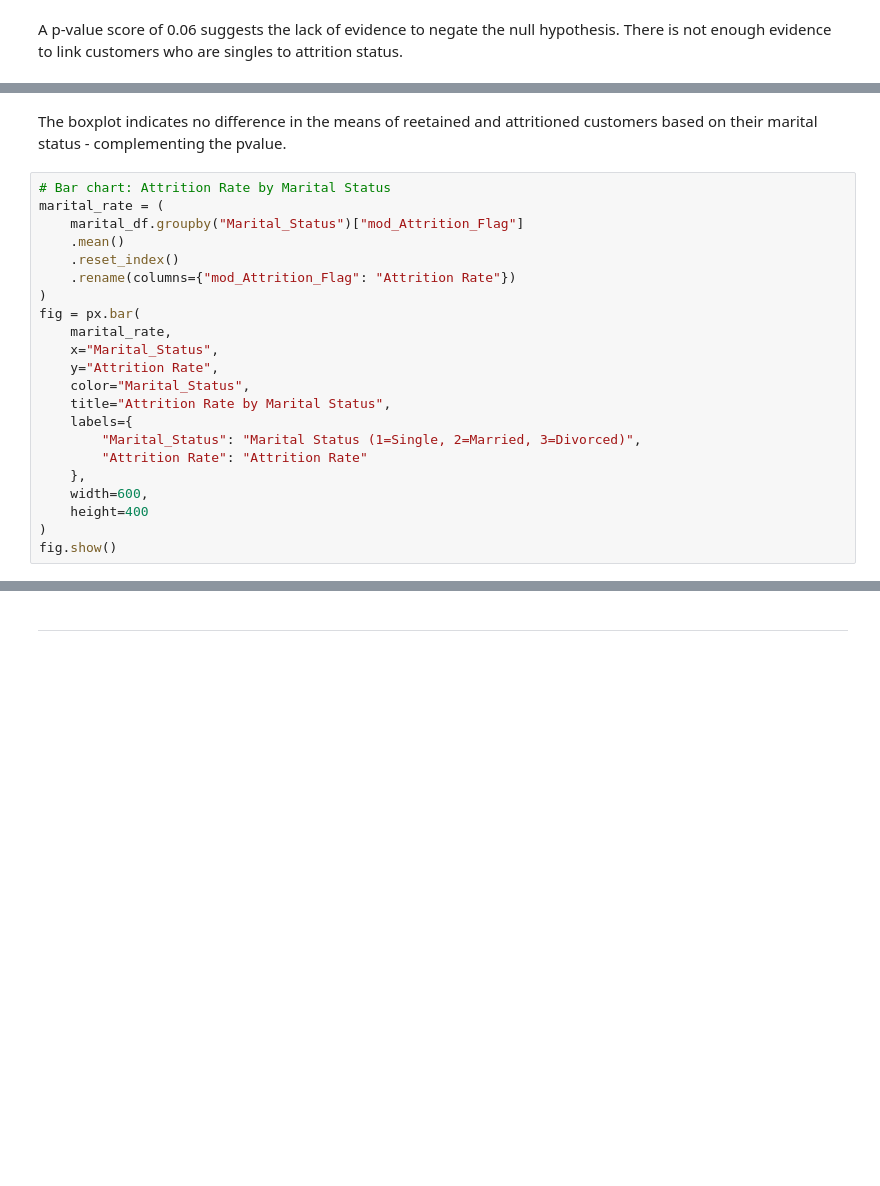
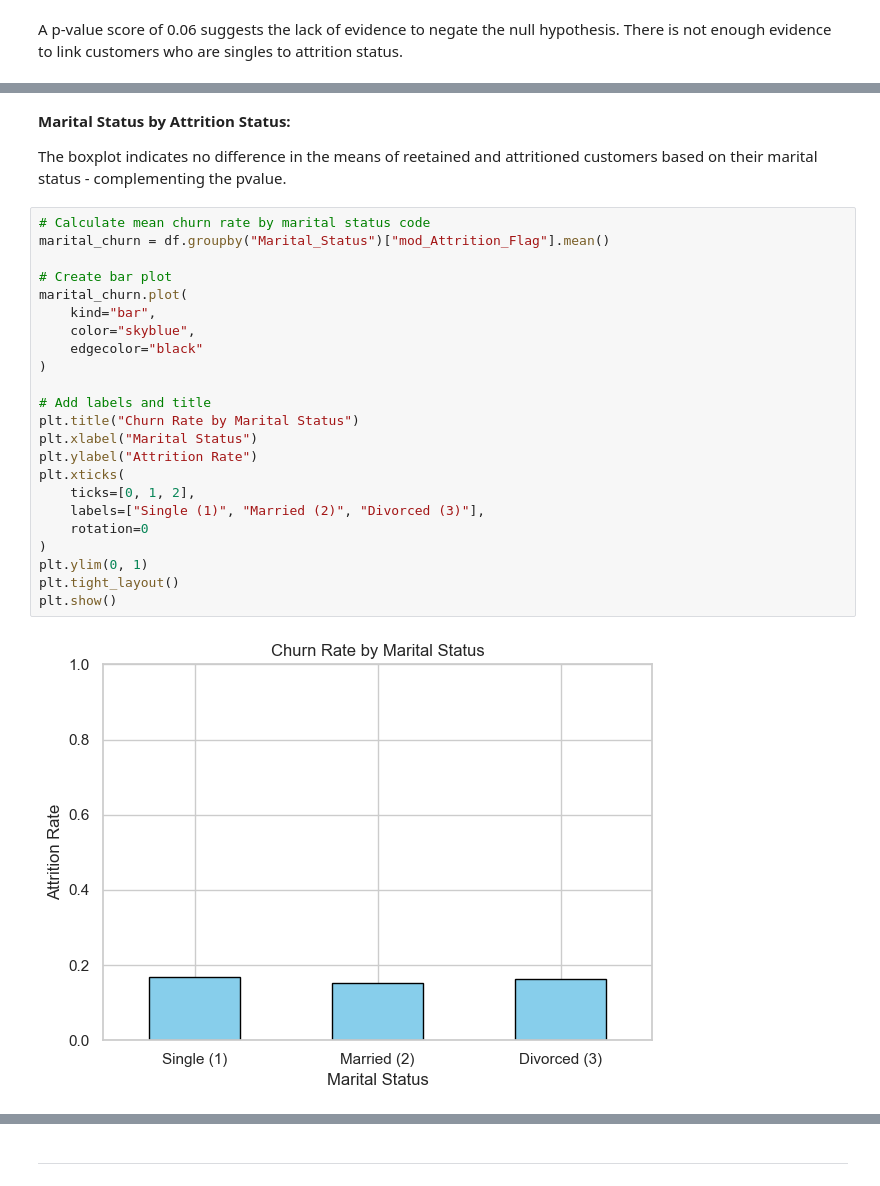
Before and after one commit to Harpreetkh/credit-card-customer-churn-analysis, a Jupyter notebook: jupyter_notebooks/credit-card-churn-analysis_transform.ipynb, the cells around one changed output, grey strips where cells are left out. Drawn from its saved outputs; the diff is of its cells as text; blank space fills up the shorter version.

Commit message:
Add conclusion section and update graphics with the correct variable names.

```diff
--- a/jupyter_notebooks/credit-card-churn-analysis_transform.ipynb
+++ b/jupyter_notebooks/credit-card-churn-analysis_transform.ipynb
@@ -600,26 +595,31 @@ fig = px.box(
 fig.show()
 # %% [markdown]
+**Marital Status by Attrition Status:**
+
 The boxplot indicates no difference in the means of reetained and attritioned customers based on their marital status - complementing the pvalue.
-# %%
-# Bar chart: Attrition Rate by Marital Status
-marital_rate = (
-    marital_df.groupby("Marital_Status")["mod_Attrition_Flag"]
-    .mean()
-    .reset_index()
-    .rename(columns={"mod_Attrition_Flag": "Attrition Rate"})
-)
-fig = px.bar(
-    marital_rate,
-    x="Marital_Status",
-    y="Attrition Rate",
-    color="Marital_Status",
-    title="Attrition Rate by Marital Status",
-    labels={
-        "Marital_Status": "Marital Status (1=Single, 2=Married, 3=Divorced)",
-        "Attrition Rate": "Attrition Rate"
-    },
-    width=600,
-    height=400
-)
-fig.show()
+# %%
+# Calculate mean churn rate by marital status code
+marital_churn = df.groupby("Marital_Status")["mod_Attrition_Flag"].mean()
+
+# Create bar plot
+marital_churn.plot(
+    kind="bar",
+    color="skyblue",
+    edgecolor="black"
+)
+
+# Add labels and title
+plt.title("Churn Rate by Marital Status")
+plt.xlabel("Marital Status")
+plt.ylabel("Attrition Rate")
+plt.xticks(
+    ticks=[0, 1, 2],
+    labels=["Single (1)", "Married (2)", "Divorced (3)"],
+    rotation=0
+)
+plt.ylim(0, 1)
+plt.tight_layout()
+plt.show()
+# %% [output]
+[figure, added]
 # %% [markdown]
```
Also changed, not shown: parts of 28 cells of this notebook.
